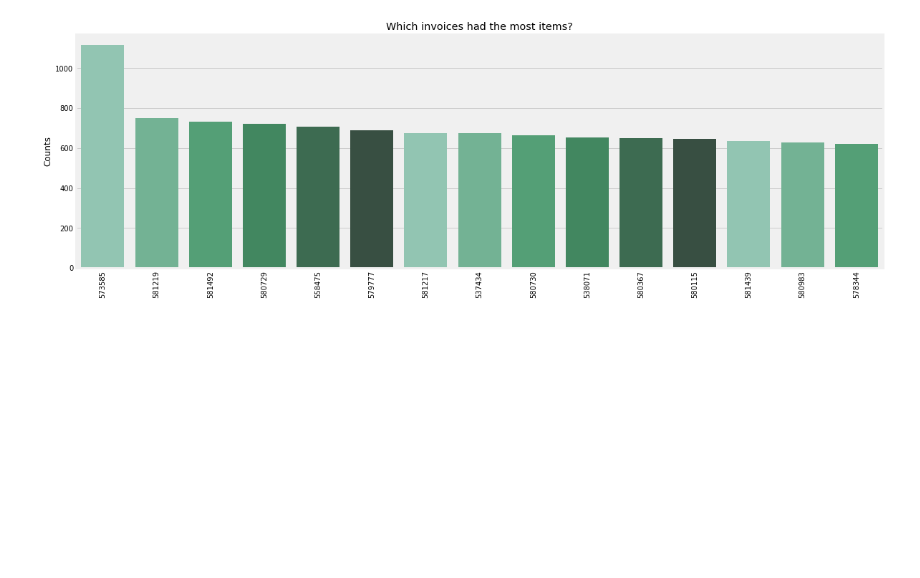
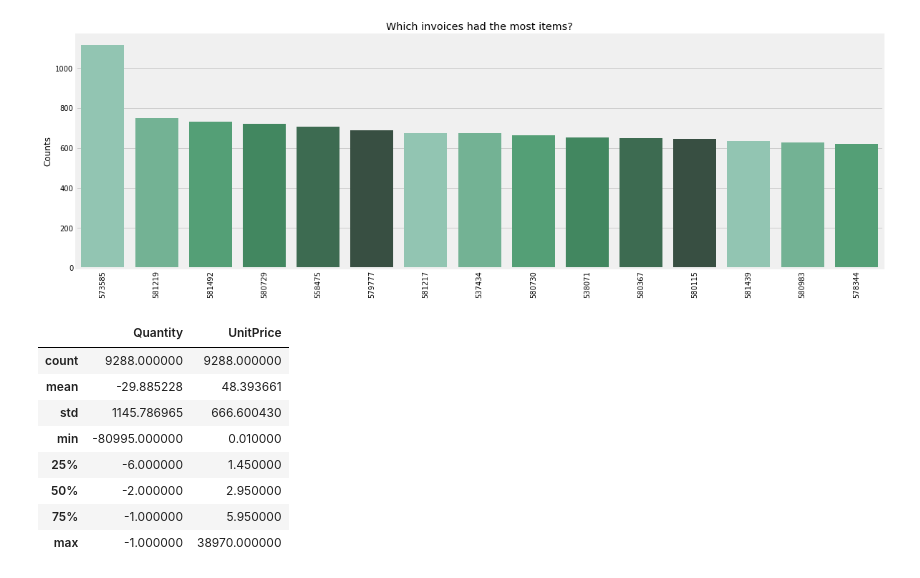
Before and after one commit to AmirMotefaker/Predicting-Sales-Ecommerce, a Jupyter notebook: predicting-sales-ecommerce.ipynb, the cells around one changed output. Drawn from its saved outputs; the diff is of its cells as text; code cells hidden in the pictures; blank space fills up the shorter version.

```diff
--- a/predicting-sales-ecommerce.ipynb
+++ b/predicting-sales-ecommerce.ipynb
@@ -256,3 +256,15 @@ plt.title("Which invoices had the most items?");
 plt.xticks(rotation=90);
 # %% [output]
 [figure]
+# %%
+df[df['InvoiceNo'].str.startswith('C')].describe()
+# %% [output]
+|  | Quantity | UnitPrice |
+| count | 9288.000000 | 9288.000000 |
+| mean | -29.885228 | 48.393661 |
+| std | 1145.786965 | 666.600430 |
+| min | -80995.000000 | 0.010000 |
+| 25% | -6.000000 | 1.450000 |
+| 50% | -2.000000 | 2.950000 |
+| 75% | -1.000000 | 5.950000 |
+| max | -1.000000 | 38970.000000 |
```
Also changed, not shown: parts of 2 cells of this notebook.
